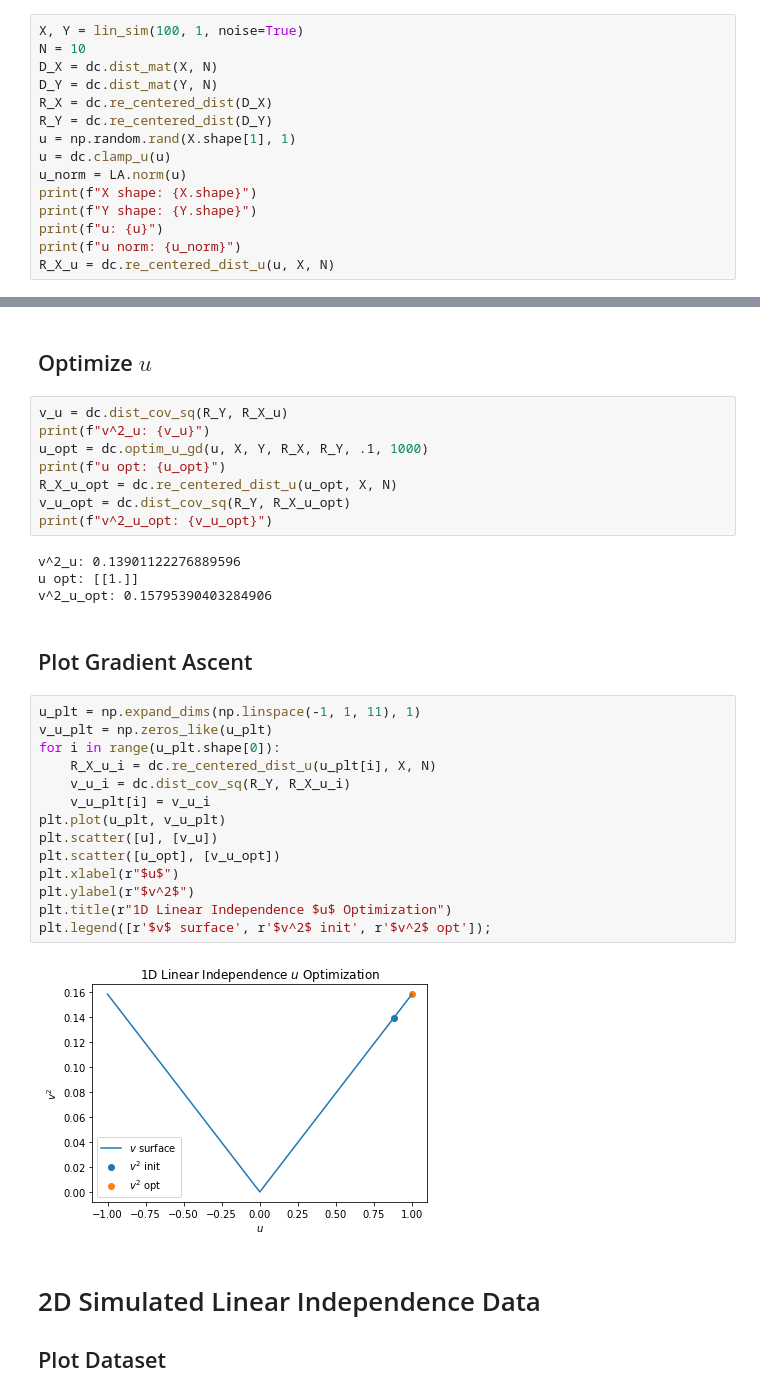
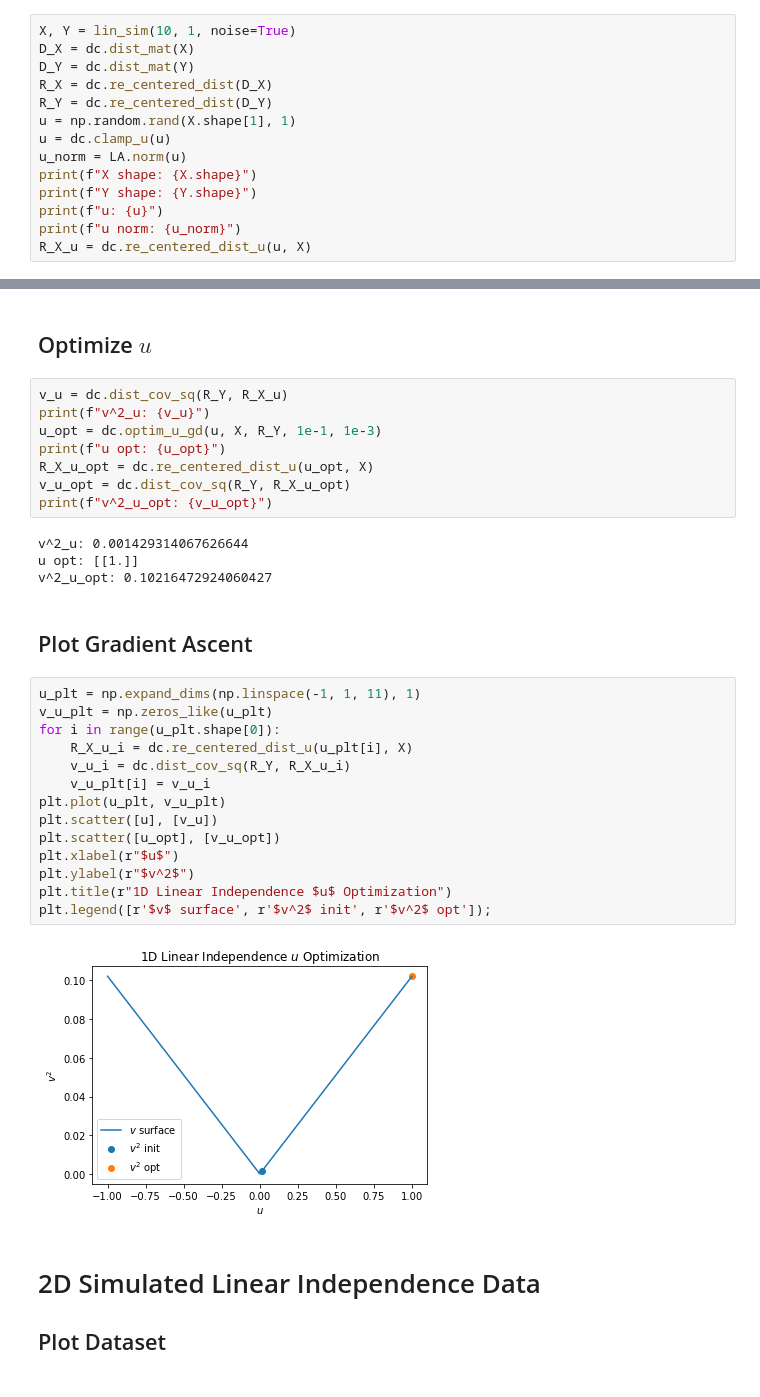
Before and after one commit to neurodata/hyppo, a Jupyter notebook: mgc_dcorr/simulated_DCA_demo.ipynb, the cells around one changed output, grey strips where cells are left out. Saved outputs shown, nothing was run; the diff lists cells and outputs as text.

```diff
--- a/mgc_dcorr/simulated_DCA_demo.ipynb
+++ b/mgc_dcorr/simulated_DCA_demo.ipynb
@@ -29,10 +29,9 @@ plt.legend(["noise", "no noise"]);
 # %% [markdown]
 ## Initialize Data
 # %%
-X, Y = lin_sim(100, 1, noise=True)
-N = 10
-D_X = dc.dist_mat(X, N)
-D_Y = dc.dist_mat(Y, N)
+X, Y = lin_sim(10, 1, noise=True)
+D_X = dc.dist_mat(X)
+D_Y = dc.dist_mat(Y)
 R_X = dc.re_centered_dist(D_X)
 R_Y = dc.re_centered_dist(D_Y)
 u = np.random.rand(X.shape[1], 1)
@@ -42,5 +41,5 @@ print(f"X shape: {X.shape}")
 print(f"Y shape: {Y.shape}")
 print(f"u: {u}")
 print(f"u norm: {u_norm}")
-R_X_u = dc.re_centered_dist_u(u, X, N)
+R_X_u = dc.re_centered_dist_u(u, X)
 # %% [output]
@@ -63,33 +62,33 @@ v^2: 0.15795390403284906
 # %%
 v_u = dc.dist_cov_sq(R_Y, R_X_u)
 print(f"v^2_u: {v_u}")
-u_opt = dc.optim_u_gd(u, X, Y, R_X, R_Y, .1, 1000)
+u_opt = dc.optim_u_gd(u, X, R_Y, 1e-1, 1e-3)
 print(f"u opt: {u_opt}")
-R_X_u_opt = dc.re_centered_dist_u(u_opt, X, N)
+R_X_u_opt = dc.re_centered_dist_u(u_opt, X)
 v_u_opt = dc.dist_cov_sq(R_Y, R_X_u_opt)
 print(f"v^2_u_opt: {v_u_opt}")
 # %% [output]
-v^2_u: 0.13901122276889596
+v^2_u: 0.001429314067626644
 u opt: [[1.]]
-v^2_u_opt: 0.15795390403284906
+v^2_u_opt: 0.10216472924060427
 # %% [markdown]
 ## Plot Gradient Ascent
 # %%
 u_plt = np.expand_dims(np.linspace(-1, 1, 11), 1)
 v_u_plt = np.zeros_like(u_plt)
 for i in range(u_plt.shape[0]):
-    R_X_u_i = dc.re_centered_dist_u(u_plt[i], X, N)
+    R_X_u_i = dc.re_centered_dist_u(u_plt[i], X)
     v_u_i = dc.dist_cov_sq(R_Y, R_X_u_i)
     v_u_plt[i] = v_u_i
 plt.plot(u_plt, v_u_plt)
 plt.scatter([u], [v_u])
 plt.scatter([u_opt], [v_u_opt])
 plt.xlabel(r"$u$")
 plt.ylabel(r"$v^2$")
 plt.title(r"1D Linear Independence $u$ Optimization")
 plt.legend([r'$v$ surface', r'$v^2$ init', r'$v^2$ opt']);
 # %% [output]
-[figure, old version]
+[figure, new version]
 # %% [markdown]
 # 2D Simulated Linear Independence Data
 ## Plot Dataset
```
Also changed, not shown: parts of 11 cells of this notebook, 1 other file.
